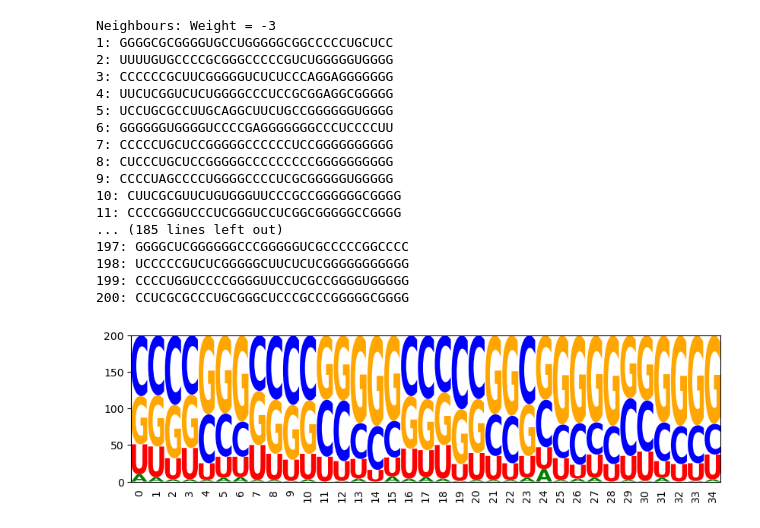
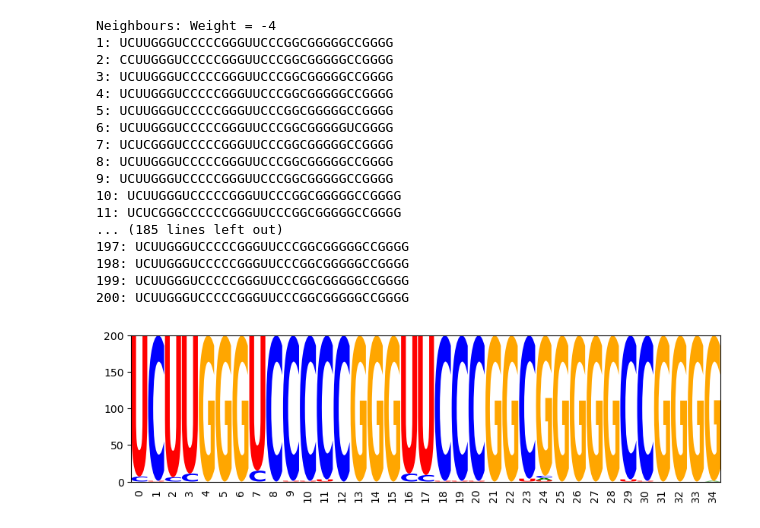
Before and after one commit to elenamrdja/Bachelor-thesis, a Jupyter notebook: NeighbourClass.ipynb, the cells around one changed output. Saved outputs shown, nothing was run; the diff lists cells and outputs as text; code cells hidden in the pictures.

```diff
--- a/NeighbourClass.ipynb
+++ b/NeighbourClass.ipynb
@@ -59,3 +120,13 @@ class ConstTDFactory:
+# %%
+def multi_defect(sequence, targets, xi=1):
+    k = len(targets)
+    fc = RNA.fold_compound(sequence)
+    ee = fc.pf()[1]
+    eos = [fc.eval_structure(target) for target in targets]
+    diff_ee = sum(1/k * (eos[i] - ee) for i in range(k))
+    diff_targets = sum(2/(k*(k-1)) * abs(eos[i]-eos[j])
+        for i in range(k) for j in range(k) if i<j)
+    return diff_ee + xi * diff_targets
 # %%
 n=35
 m=4
@@ -81,15 +152,17 @@ original_td = original_sampler.td
 const_td_factory = ConstTDFactory(original_td)
 
 
-ir.def_function_class(
-    'hammingdistance',
-    lambda i,y: [i],
-    lambda x,y: 0 if x==y else 1
-    )
+steps = 20
+temp = 40
+weight = -2
+objective = lambda x: - multi_defect(rna.ass_to_seq(x),targets,1)
 
-add_func = hammingdistance
 
+iterations=1
+distance = hammingdistance
 weight = -4
 
-ng = NeighborGenerator(model, const_td_factory, weight)
-initial_sample = ng.generate_initial_sample()
+for i in range(iterations):
+    sequences, best,bestval = optimize(model,const_td_factory, objective, steps, weight, distance, temp, start=None)
+    rna_sequences = [sequences[i][0] for i in range(len(sequences))]
+    opt_draw_logo(rna_sequences)
@@ -96,32 +191,40 @@ initial_sample = ng.generate_initial_sample()
 # %%
+sampler = ir.Sampler(model)
+origin = sampler.sample()
+
+weight = -4
+ng = NeighborGenerator(model, const_td_factory)
+ng.set_distance_weight(weight)
+ng.set_distance(hammingdistance)
+ng.set_origin(origin)
+
 rna_sequences=[]
 iterations = 200
 
-curr = initial_sample
 print("Neighbours: Weight = -4")
 for i in range(iterations):
-    neighbour = ng.generate_neighbour(initial_sample, add_func)
+    neighbour = ng.generate_neighbour()
     rna_sequences.append(rna.ass_to_seq(neighbour))
     print(str(i+1) + ": "+ rna.ass_to_seq(neighbour))
 
 opt_draw_logo(rna_sequences)
 # %% [output]
-Neighbours: Weight = -3
-1: GGGGCGCGGGGUGCCUGGGGGCGGCCCCCUGCUCC
-2: UUUUGUGCCCCGCGGGCCCCCGUCUGGGGGUGGGG
-3: CCCCCCGCUUCGGGGGUCUCUCCCAGGAGGGGGGG
-4: UUCUCGGUCUCUGGGGCCCUCCGCGGAGGCGGGGG
-5: UCCUGCGCCUUGCAGGCUUCUGCCGGGGGGUGGGG
-6: GGGGGGUGGGGUCCCCGAGGGGGGGCCCUCCCCUU
-7: CCCCCUGCUCCGGGGGCCCCCCUCCGGGGGGGGGG
-8: CUCCCUGCUCCGGGGGCCCCCCCCCGGGGGGGGGG
-9: CCCCUAGCCCCUGGGGCCCCUCGCGGGGGUGGGGG
-10: CUUCGCGUUCUGUGGGUUCCCGCCGGGGGGCGGGG
-11: CCCCGGGUCCCUCGGGUCCUCGGCGGGGGCCGGGG
+Neighbours: Weight = -4
+1: UCUUGGGUCCCCCGGGUUCCCGGCGGGGGCCGGGG
+2: CCUUGGGUCCCCCGGGUUCCCGGCGGGGGCCGGGG
+3: UCUUGGGUCCCCCGGGUUCCCGGCGGGGGCCGGGG
+4: UCUUGGGUCCCCCGGGUUCCCGGCGGGGGCCGGGG
+5: UCUUGGGUCCCCCGGGUUCCCGGCGGGGGCCGGGG
+6: UCUUGGGUCCCCCGGGUUCCCGGCGGGGGUCGGGG
+7: UCUCGGGUCCCCCGGGUUCCCGGCGGGGGCCGGGG
+8: UCUUGGGUCCCCCGGGUUCCCGGCGGGGGCCGGGG
+9: UCUUGGGUCCCCCGGGUUCCCGGCGGGGGCCGGGG
+10: UCUUGGGUCCCCCGGGUUCCCGGCGGGGGCCGGGG
+11: UCUCGGGCCCCCCGGGUUCCCGGCGGGGGCCGGGG
 ... (185 lines left out)
-197: GGGGCUCGGGGGGCCCGGGGGUCGCCCCCGGCCCC
-198: UCCCCCGUCUCGGGGGCUUCUCUCGGGGGGGGGGG
-199: CCCCUGGUCCCCGGGGUUCCUCGCCGGGGUGGGGG
-200: CCUCGCGCCCUGCGGGCUCCCGCCCGGGGGCGGGG
+197: UCUUGGGUCCCCCGGGUUCCCGGCGGGGGCCGGGG
+198: UCUUGGGUCCCCCGGGUUCCCGGCGGGGGCCGGGG
+199: UCUUGGGUCCCCCGGGUUCCCGGCGGGGGCCGGGG
+200: UCUUGGGUCCCCCGGGUUCCCGGCGGGGGCCGGGG
-[figure, old version]
+[figure, new version]
 # %%
```
Also changed, not shown: parts of 6 cells of this notebook.
